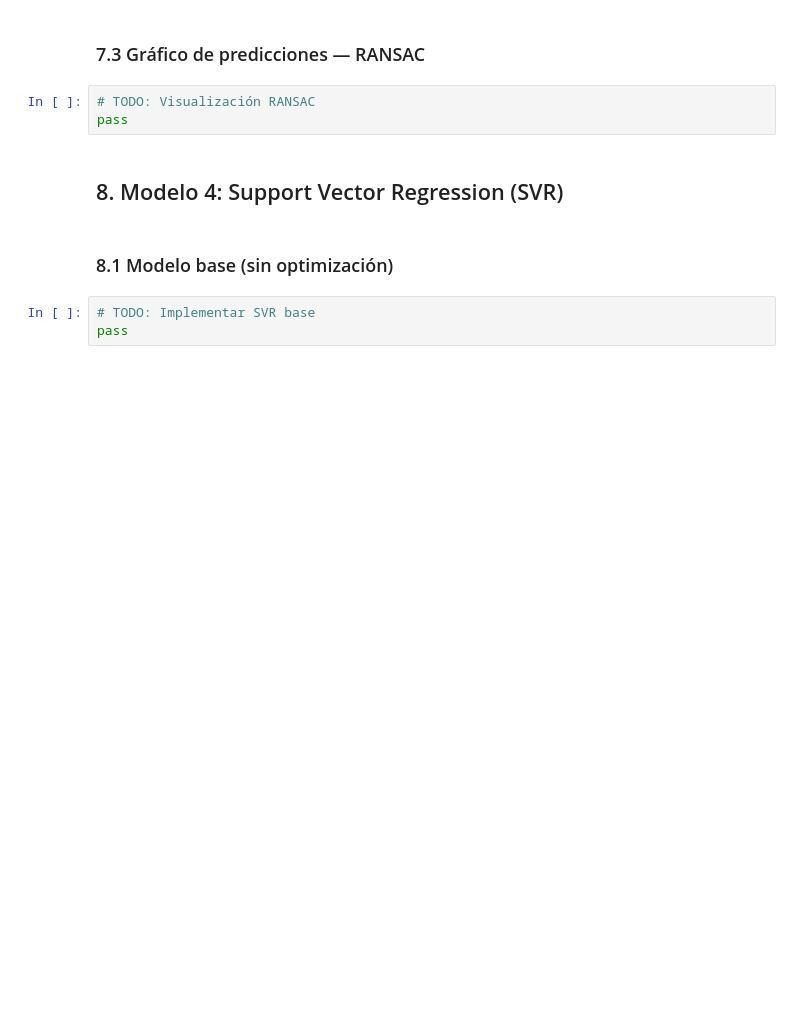
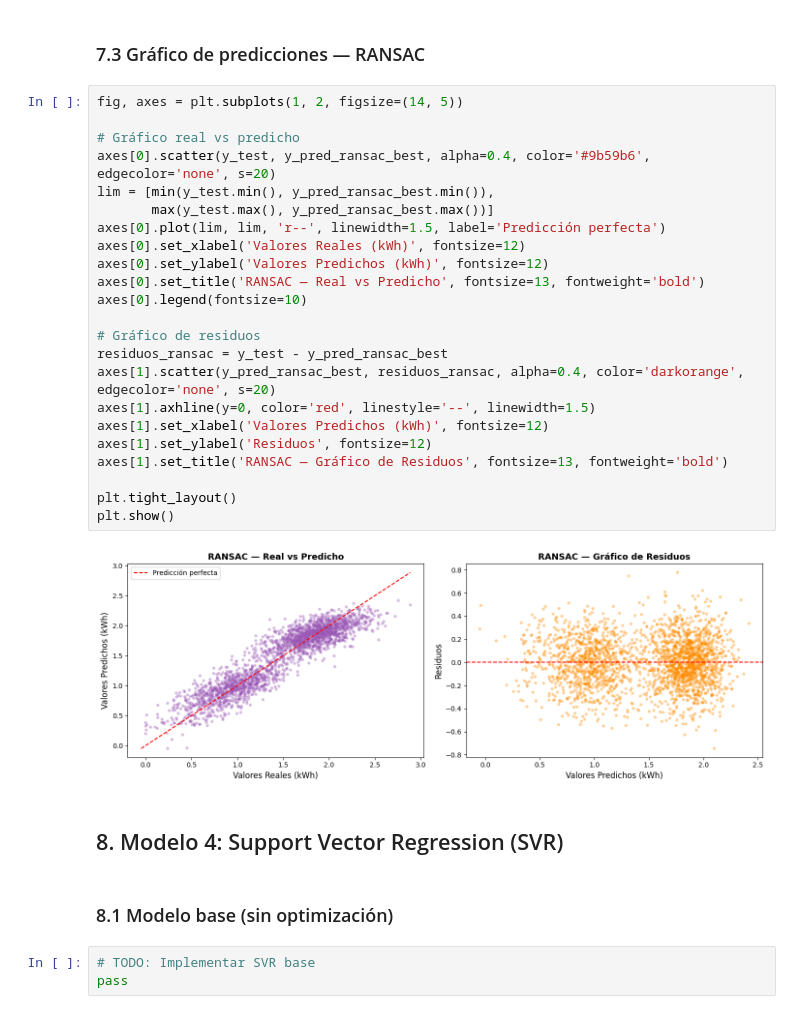
Before and after one commit to karen15367/ProyectoSamsung_modelosIA, a Jupyter notebook: train_models/notebooks/Modelo_Regresion_SmartLighting.ipynb, the cells around one changed output. Cells and saved outputs as stored; diff of their text form; blank space fills up the shorter version.

Commit message:
corrección de comflictos modelo RANSAC

```diff
--- a/train_models/notebooks/Modelo_Regresion_SmartLighting.ipynb
+++ b/train_models/notebooks/Modelo_Regresion_SmartLighting.ipynb
@@ -465,8 +598,30 @@ pass
 # %% [markdown]
 ### 7.3 Gráfico de predicciones — RANSAC
-# %%
-# TODO: Visualización RANSAC
-pass
+# %%
+fig, axes = plt.subplots(1, 2, figsize=(14, 5))
+
+# Gráfico real vs predicho
+axes[0].scatter(y_test, y_pred_ransac_best, alpha=0.4, color='#9b59b6', edgecolor='none', s=20)
+lim = [min(y_test.min(), y_pred_ransac_best.min()),
+       max(y_test.max(), y_pred_ransac_best.max())]
+axes[0].plot(lim, lim, 'r--', linewidth=1.5, label='Predicción perfecta')
+axes[0].set_xlabel('Valores Reales (kWh)', fontsize=12)
+axes[0].set_ylabel('Valores Predichos (kWh)', fontsize=12)
+axes[0].set_title('RANSAC — Real vs Predicho', fontsize=13, fontweight='bold')
+axes[0].legend(fontsize=10)
+
+# Gráfico de residuos
+residuos_ransac = y_test - y_pred_ransac_best
+axes[1].scatter(y_pred_ransac_best, residuos_ransac, alpha=0.4, color='darkorange', edgecolor='none', s=20)
+axes[1].axhline(y=0, color='red', linestyle='--', linewidth=1.5)
+axes[1].set_xlabel('Valores Predichos (kWh)', fontsize=12)
+axes[1].set_ylabel('Residuos', fontsize=12)
+axes[1].set_title('RANSAC — Gráfico de Residuos', fontsize=13, fontweight='bold')
+
+plt.tight_layout()
+plt.show()
+# %% [output]
+[figure, added]
 # %% [markdown]
 ## 8. Modelo 4: Support Vector Regression (SVR)
 # %% [markdown]
```
Also changed, not shown: parts of 29 cells of this notebook, 4 other files.
